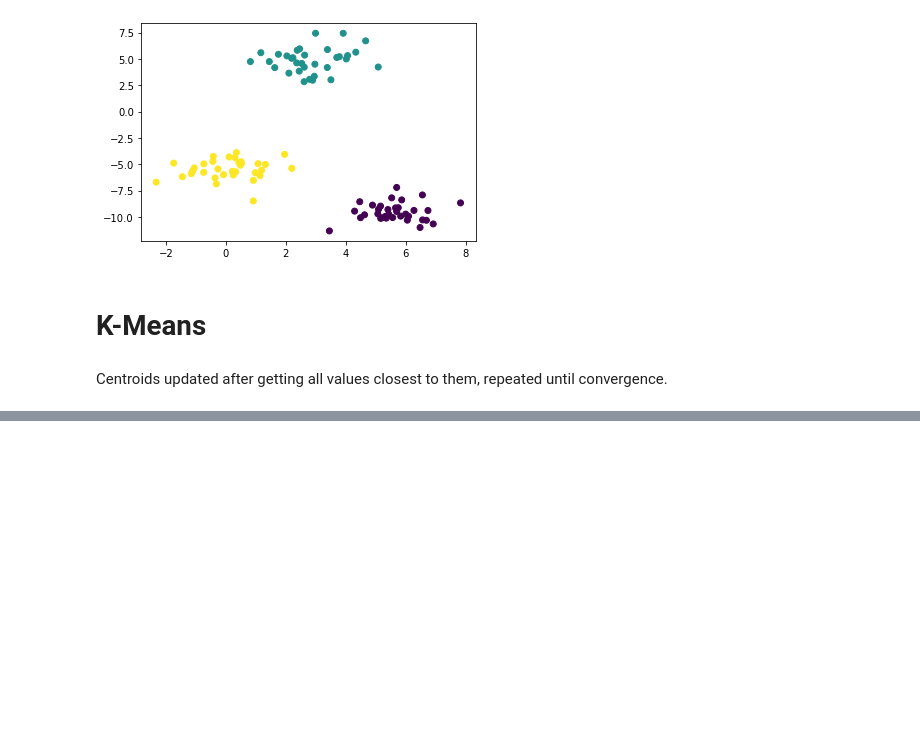
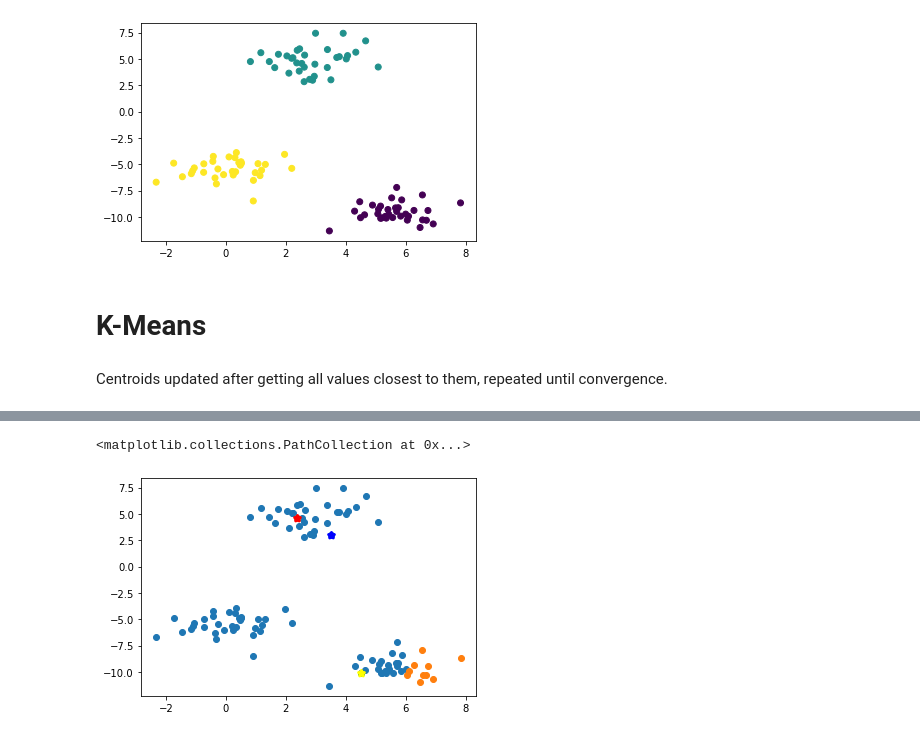
Before and after one commit to szelesaron/ml-from-scratch, a Jupyter notebook: 6-kmeans.ipynb, the cells around one changed output, grey strips where cells are left out. Drawn from its saved outputs; the diff is of its cells as text; code cells hidden in the pictures; blank space fills up the shorter version.

```diff
--- a/6-kmeans.ipynb
+++ b/6-kmeans.ipynb
@@ -94,0 +127,10 @@ for iter_count in range(n_iter):
+# %%
+plt.scatter(X[cluster_elements.get(0),0],X[cluster_elements.get(0),1])
+plt.scatter(X[cluster_elements.get(1),0],X[cluster_elements.get(1),1])
+plt.scatter(X[cluster_elements.get(2),0],X[cluster_elements.get(2),1])
+plt.scatter(centroids[0][0], centroids[0][1], c = "blue", marker = "*", linewidths = 3)
+plt.scatter(centroids[1][0], centroids[1][1], c = "red", marker = "*", linewidths = 3)
+plt.scatter(centroids[2][0], centroids[2][1], c = "yellow", marker = "*", linewidths = 3)
+# %% [output]
+<matplotlib.collections.PathCollection at 0x...>
+[figure, added]
```
Also changed, not shown: parts of 9 cells of this notebook.
